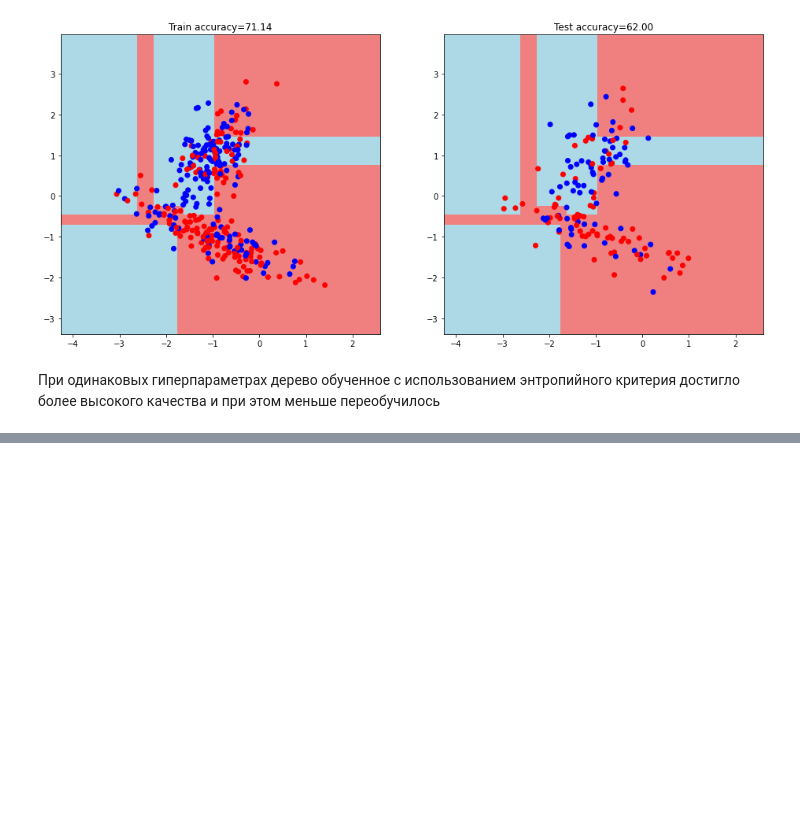
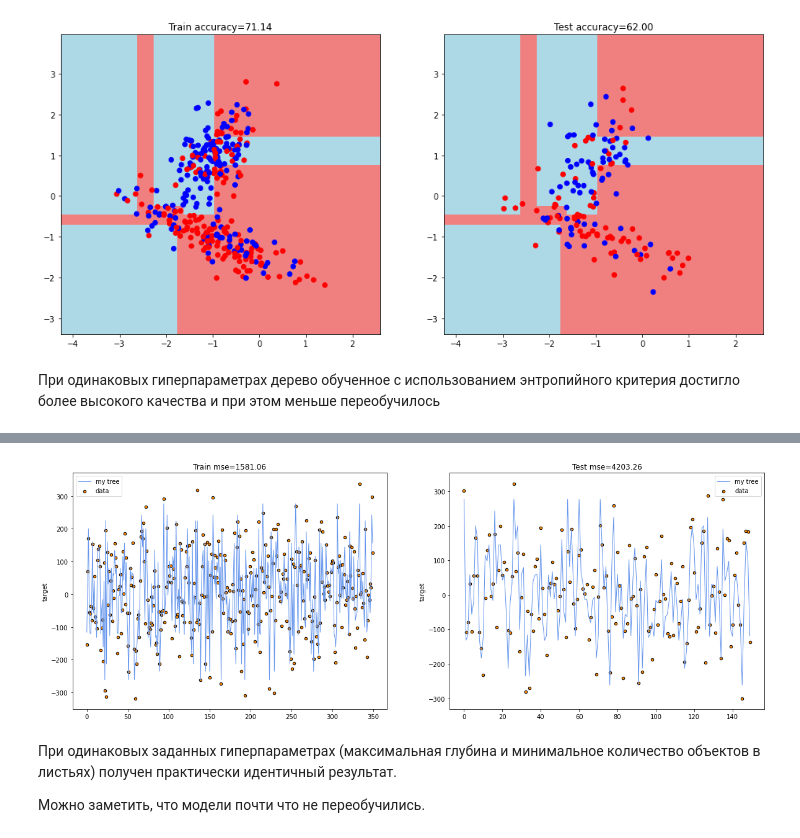
Before and after one commit to mayo889/GeekBrains, a Jupyter notebook: algorithms_DS/04_lesson/04_hw.ipynb, the cells around one changed output, grey strips where cells are left out. Cells and saved outputs as stored; diff of their text form; code cells hidden in the pictures; blank space fills up the shorter version.

```diff
--- a/algorithms_DS/04_lesson/04_hw.ipynb
+++ b/algorithms_DS/04_lesson/04_hw.ipynb
@@ -332,0 +507,9 @@ visualize_tree(my_tree, train_data, test_data, train_labels, test_labels, train_
+# %%
+visualize_regression(clf, train_data, test_data, train_labels, test_labels,
+                    clf_train_pred, clf_test_pred)
+# %% [output]
+[figure, added]
+# %% [markdown]
+При одинаковых заданных гиперпараметрах (максимальная глубина и минимальное количество объектов в листьях) получен практически идентичный результат.
+
+Можно заметить, что модели почти что не переобучились.
```
Also changed, not shown: parts of 18 cells of this notebook.
